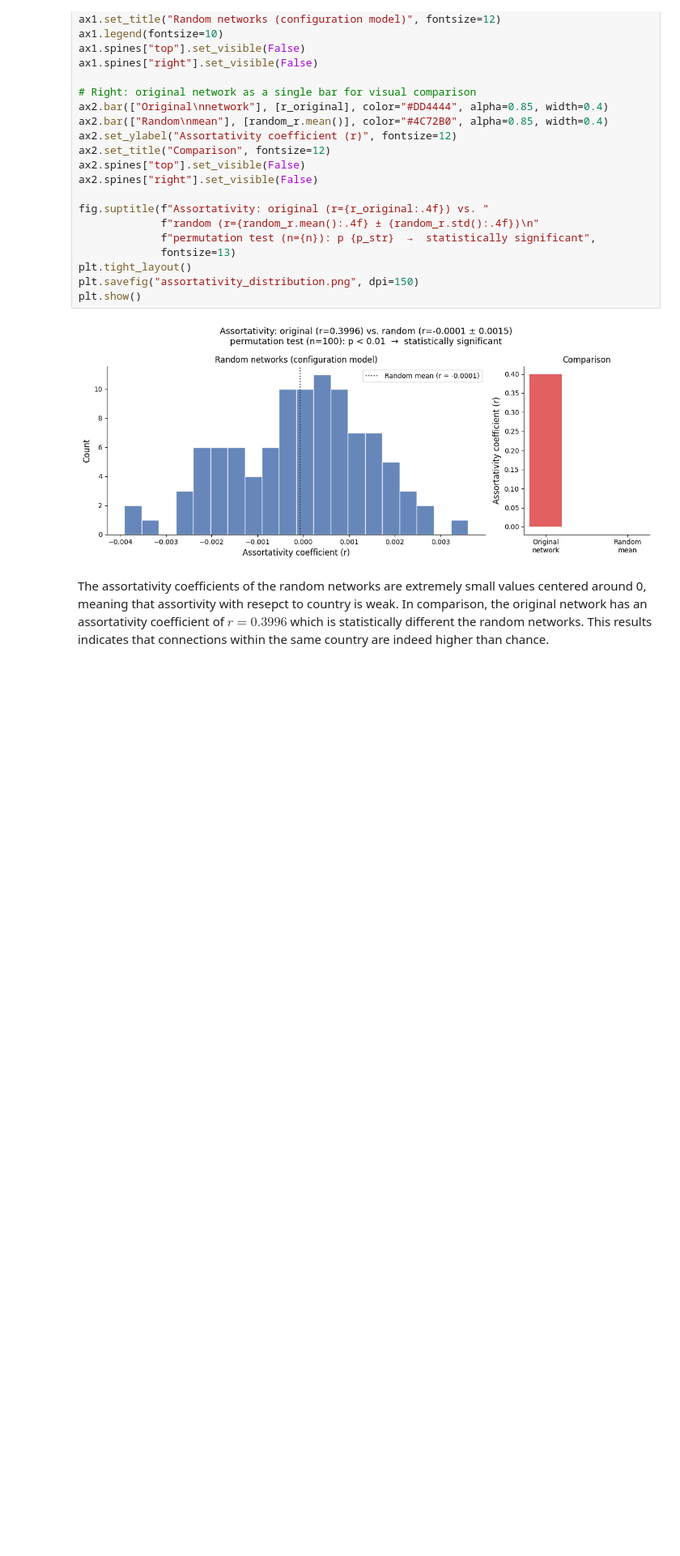
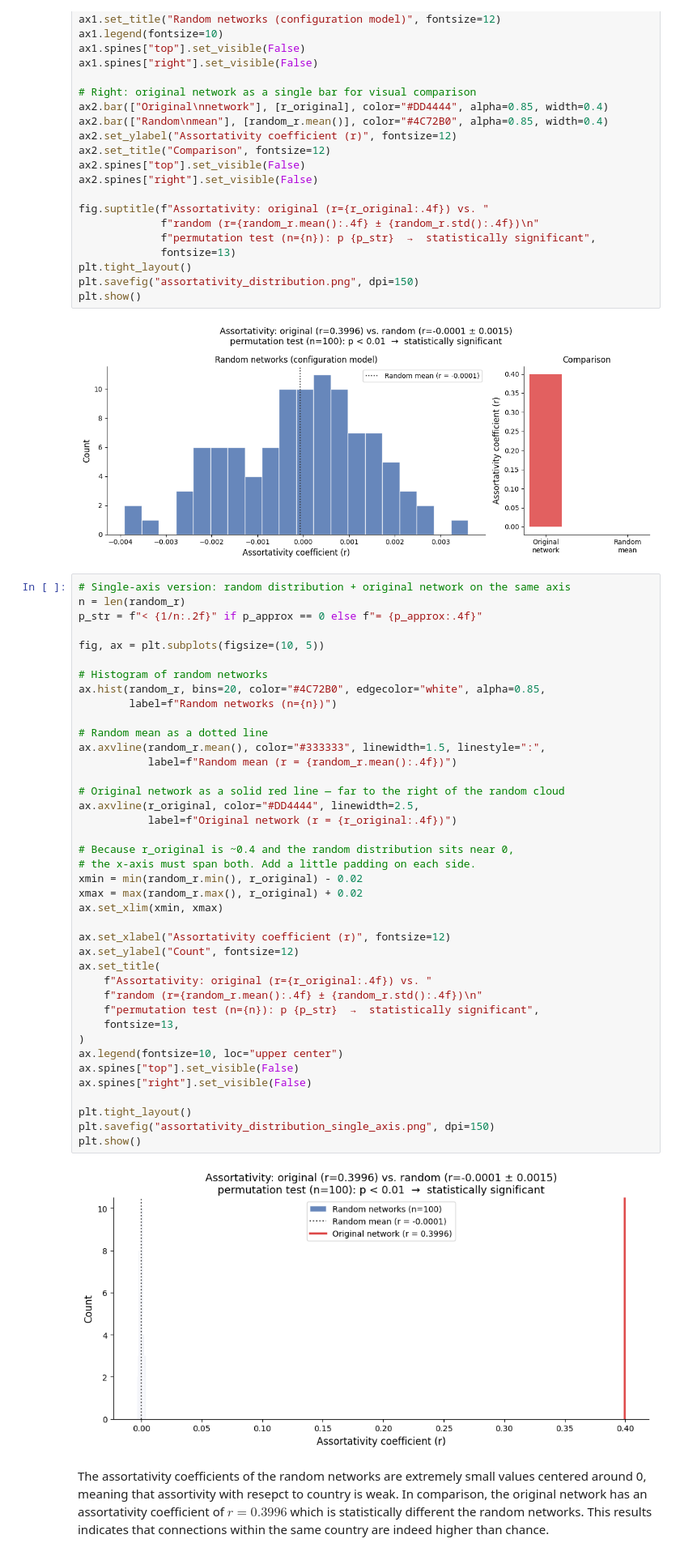
Before and after one commit to Mikel-Yu/comsocsci2026_private, a Jupyter notebook: assignments/Assignment2.ipynb, the cells around one changed output. Shown at 81% size. Saved outputs shown, nothing was run; the diff lists cells and outputs as text; blank space fills up the shorter version.

Commit message:
new figure to part 1, ex 3

```diff
--- a/assignments/Assignment2.ipynb
+++ b/assignments/Assignment2.ipynb
@@ -462,6 +462,48 @@ plt.savefig("assortativity_distribution.png", dpi=150)
 plt.show()
 # %% [output]
 [figure]
+# %%
+# Single-axis version: random distribution + original network on the same axis
+n = len(random_r)
+p_str = f"< {1/n:.2f}" if p_approx == 0 else f"= {p_approx:.4f}"
+
+fig, ax = plt.subplots(figsize=(10, 5))
+
+# Histogram of random networks
+ax.hist(random_r, bins=20, color="#4C72B0", edgecolor="white", alpha=0.85,
+        label=f"Random networks (n={n})")
+
+# Random mean as a dotted line
+ax.axvline(random_r.mean(), color="#333333", linewidth=1.5, linestyle=":",
+           label=f"Random mean (r = {random_r.mean():.4f})")
+
+# Original network as a solid red line — far to the right of the random cloud
+ax.axvline(r_original, color="#DD4444", linewidth=2.5,
+           label=f"Original network (r = {r_original:.4f})")
+
+# Because r_original is ~0.4 and the random distribution sits near 0,
+# the x-axis must span both. Add a little padding on each side.
+xmin = min(random_r.min(), r_original) - 0.02
+xmax = max(random_r.max(), r_original) + 0.02
+ax.set_xlim(xmin, xmax)
+
+ax.set_xlabel("Assortativity coefficient (r)", fontsize=12)
+ax.set_ylabel("Count", fontsize=12)
+ax.set_title(
+    f"Assortativity: original (r={r_original:.4f}) vs. "
+    f"random (r={random_r.mean():.4f} ± {random_r.std():.4f})\n"
+    f"permutation test (n={n}): p {p_str}  →  statistically significant",
+    fontsize=13,
+)
+ax.legend(fontsize=10, loc="upper center")
+ax.spines["top"].set_visible(False)
+ax.spines["right"].set_visible(False)
+
+plt.tight_layout()
+plt.savefig("assortativity_distribution_single_axis.png", dpi=150)
+plt.show()
+# %% [output]
+[figure, added]
 # %% [markdown]
 The assortativity coefficients of the random networks are extremely small values centered around 0, meaning that assortivity with resepct to country is weak. In comparison, the original network has an assortativity coefficient of $r=0.3996$ which is statistically different the random networks. This results indicates that connections within the same country are indeed higher than chance.
 # %% [markdown]
```
Also changed, not shown: 1 other file.
